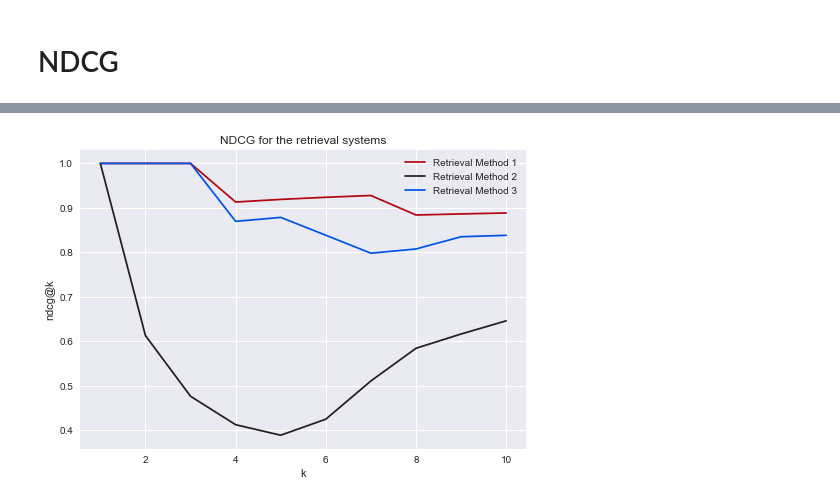
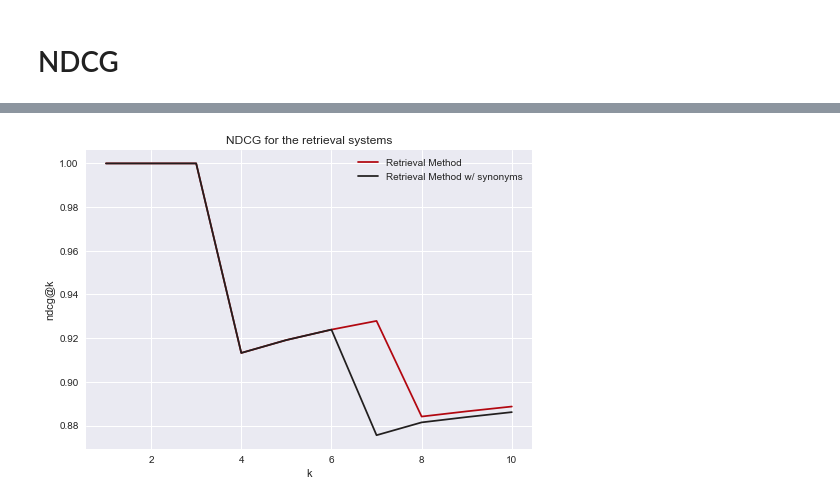
Before and after one commit to rfontao/PRI, a Jupyter notebook: notebooks/query_search1.ipynb, the cells around one changed output, grey strips where cells are left out. Cells and saved outputs as stored; diff of their text form; code cells hidden in the pictures.

Commit message:
Synonyms

```diff
--- a/notebooks/query_search1.ipynb
+++ b/notebooks/query_search1.ipynb
@@ -199,10 +297,12 @@ def calc_ndcg(expected : pd.Series, data : pd.Series, first_n : int = 10):
     return calc, relevance_grade
 # %%
 result_unweighted, relevance_grade = calc_ndcg(df['expected'], df['unweighted_search'])
-result_weighted_field, _ = calc_ndcg(df['expected'], df['weighted_field_search'])
-result_full_weighted, _ = calc_ndcg(df['expected'], df['full_weighted'])
+result_synonyms, _ = calc_ndcg(df['expected'], df['search_synonyms'])
+# result_weighted_field, _ = calc_ndcg(df['expected'], df['weighted_field_search'])
+# result_full_weighted, _ = calc_ndcg(df['expected'], df['full_weighted'])
 
-display(result_unweighted, result_weighted_field, result_full_weighted, relevance_grade)
+# display(result_unweighted, result_weighted_field, result_full_weighted, relevance_grade)
+display(result_unweighted, result_synonyms, relevance_grade)
 # %% [output]
 |  | title | relevance | dcg@k | idcg@k | ndcg@k |
 | ranking |  |  |  |  |  |
@@ -261,14 +349,15 @@ display(result_unweighted, result_weighted_field, result_full_weighted, relevanc
 # %%
 fig, ax = plt.subplots()
 
-sns.lineplot(data=result_unweighted, y='ndcg@k', x=np.arange(1, 11), ax=ax, label='Retrieval Method 1')
-sns.lineplot(data=result_weighted_field, y='ndcg@k', x=np.arange(1, 11), ax=ax, label='Retrieval Method 2')
-sns.lineplot(data=result_full_weighted, y='ndcg@k', x=np.arange(1, 11), ax=ax, label='Retrieval Method 3')
+sns.lineplot(data=result_unweighted, y='ndcg@k', x=np.arange(1, 11), ax=ax, label='Retrieval Method')
+sns.lineplot(data=result_synonyms, y='ndcg@k', x=np.arange(1, 11), ax=ax, label='Retrieval Method w/ synonyms')
+# sns.lineplot(data=result_weighted_field, y='ndcg@k', x=np.arange(1, 11), ax=ax, label='Retrieval Method 2')
+# sns.lineplot(data=result_full_weighted, y='ndcg@k', x=np.arange(1, 11), ax=ax, label='Retrieval Method 3')
 
 ax.set_xlabel('k')
 ax.set_title('NDCG for the retrieval systems')
 
 fig.savefig('../images/svg/search1_ndcg.svg', format="svg")
 fig.savefig('../images/png/search1_ndcg.png', format="png", dpi=150, bbox_inches="tight")
 # %% [output]
-[figure, old version]
+[figure, new version]
```
Also changed, not shown: parts of 6 cells of this notebook, 7 other files.
